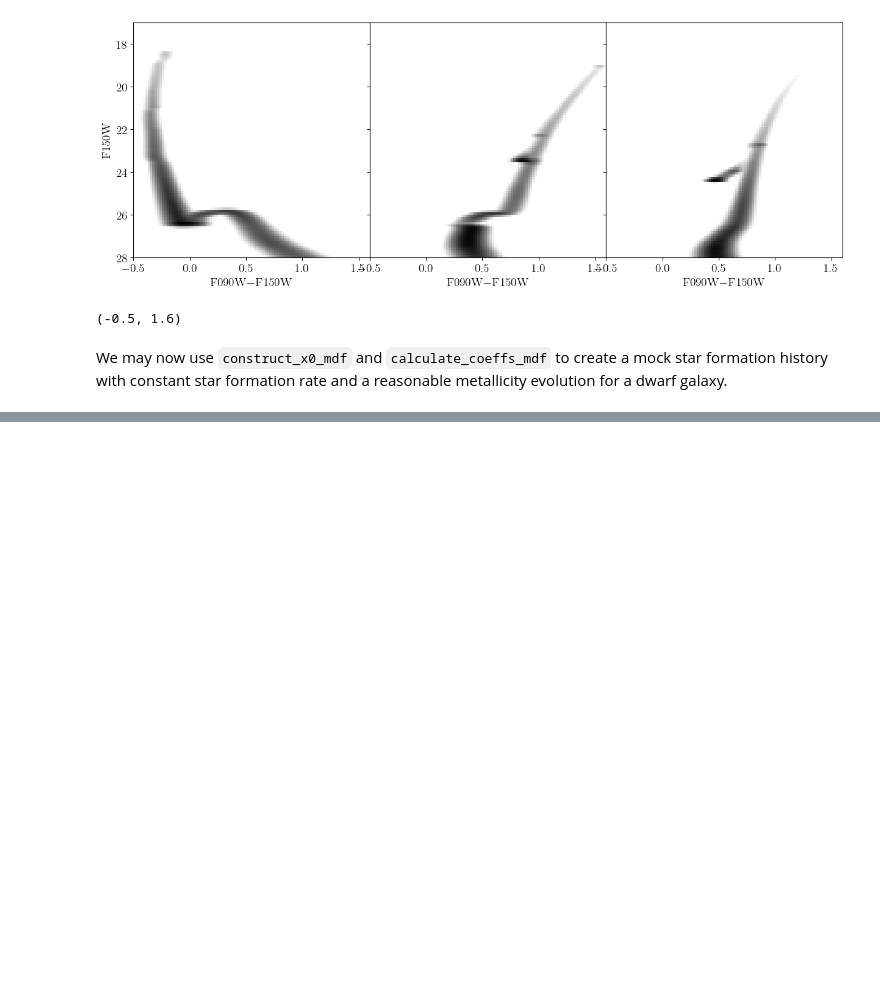
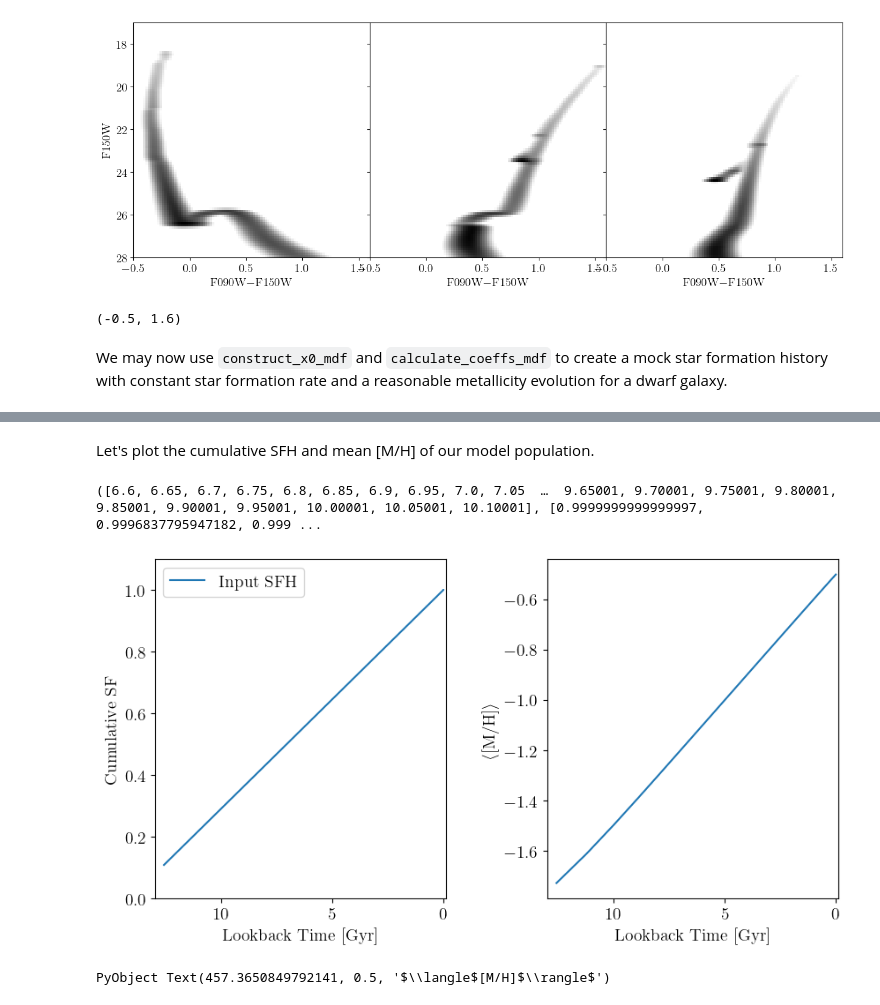
Before and after one commit to cgarling/StarFormationHistories.jl, a Jupyter notebook: examples/fitting1.ipynb, the cells around one changed output, grey strips where cells are left out. Saved outputs shown, nothing was run; the diff lists cells and outputs as text; code cells hidden in the pictures; blank space fills up the shorter version.

```diff
--- a/examples/fitting1.ipynb
+++ b/examples/fitting1.ipynb
@@ -206,3 +210,10 @@ axs[1].set_xlim(extrema(edges[1]))
 We may now use `construct_x0_mdf` and `calculate_coeffs_mdf` to create a mock star formation history with constant star formation rate and a reasonable metallicity evolution for a dwarf galaxy.
 # %%
 import StarFormationHistories: construct_x0_mdf, calculate_coeffs_mdf
+# %%
+# Set overall stellar mass of complex population and the metallicity evolution variables
+stellar_mass = 1e7
+α, β, σ = -0.1, -0.5, 0.3
+# We have to divide `stellar_mass` by `template_norm` here because `template_norm` is the total amount of stellar mass in each template, since we passed `normalize_value=template_norm`
+# when constructing the templates with `partial_cmd_smooth`. As such, when computing coefficients, we need to normalize out the adopted `normalize_value` for the templates.
+x0_mdf = construct_x0_mdf(template_logAge; normalize_value=stellar_mass / template_norm)
@@ -208,0 +240,2 @@ import StarFormationHistories: construct_x0_mdf, calculate_coeffs_mdf
+# %%
+x0 = calculate_coeffs_mdf(x0_mdf, template_logAge, template_MH, α, β, σ)
@@ -208,0 +260,25 @@ import StarFormationHistories: construct_x0_mdf, calculate_coeffs_mdf
+# %% [markdown]
+Let's plot the cumulative SFH and mean [M/H] of our model population.
+# %%
+import StarFormationHistories: calculate_cum_sfr
+unique_template_logAge, cum_sfr_arr, sfr_arr, mean_mh_arr = calculate_cum_sfr(x0, template_logAge, template_MH; normalize_value=template_norm)
+# %% [output]
+([6.6, 6.65, 6.7, 6.75, 6.8, 6.85, 6.9, 6.95, 7.0, 7.05  …  9.65001, 9.70001, 9.75001, 9.80001, 9.85001, 9.90001, 9.95001, 10.00001, 10.05001, 10.10001], [0.9999999999999997, 0.9996837795947182, 0.999 ...
+# %%
+fig,axs=plt.subplots(nrows=1,ncols=2,sharex=true,sharey=false,figsize=(10,5))
+fig.subplots_adjust(hspace=0.0,wspace=0.35)
+
+axs[1].plot( exp10.(unique_template_logAge)./1e9, cum_sfr_arr, label="Input SFH" )
+
+axs[1].set_xlim([13.0,-0.1])
+axs[1].set_ylim([0.0,1.1])
+axs[1].set_xlabel("Lookback Time [Gyr]")
+axs[1].set_ylabel("Cumulative SF")
+axs[1].legend()
+
+axs[2].plot( exp10.(unique_template_logAge)./1e9, mean_mh_arr, label="Input SFH" )
+axs[2].set_xlabel("Lookback Time [Gyr]")
+axs[2].set_ylabel(L"$\langle$[M/H]$\rangle$")
+# %% [output]
+[figure, added]
+PyObject Text(457.3650849792141, 0.5, '$\\langle$[M/H]$\\rangle$')
```
Also changed, not shown: parts of 15 cells of this notebook, 1 other file.
